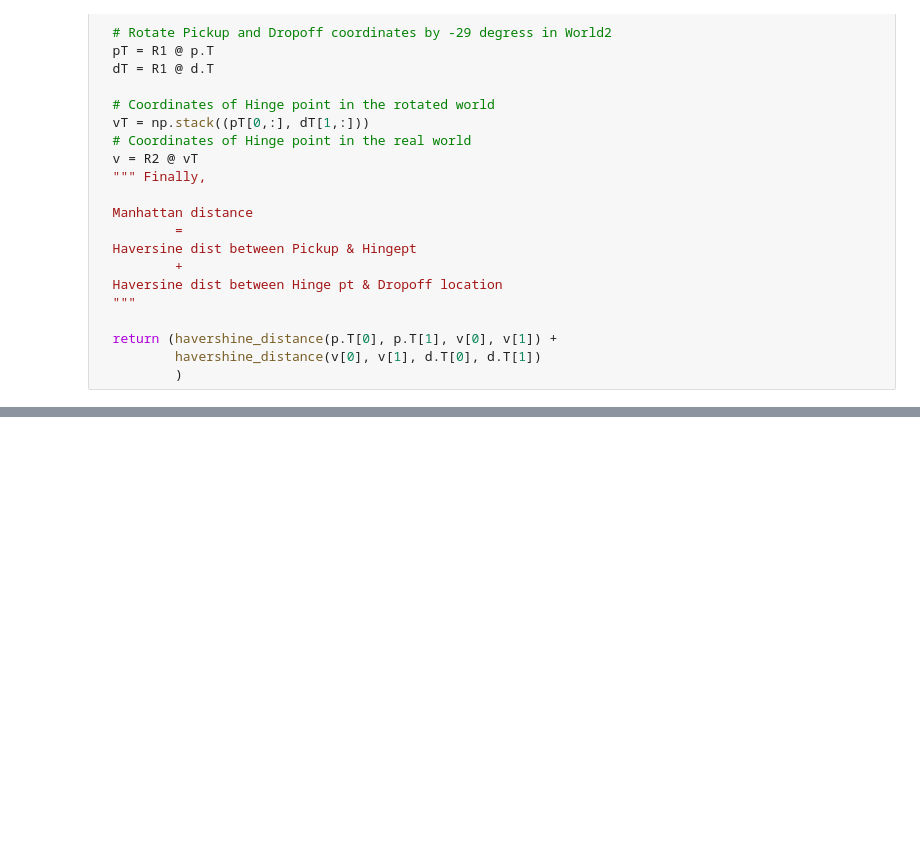
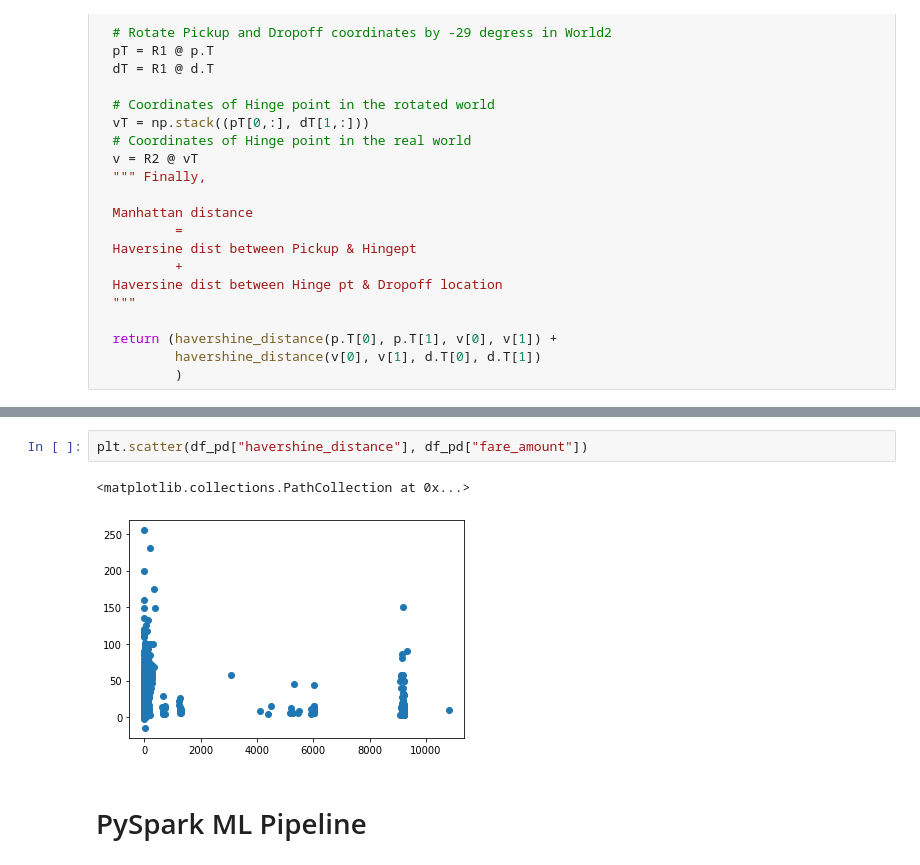
Before and after one commit to ibrahimba9/New_York_Taxi_Trips, a Jupyter notebook: NY_Taxi_Fare_Prediction_PySpark_Google_Colab_Notebook.ipynb, the cells around one changed output, grey strips where cells are left out. Saved outputs shown, nothing was run; the diff lists cells and outputs as text; blank space fills up the shorter version.

```diff
--- a/NY_Taxi_Fare_Prediction_PySpark_Google_Colab_Notebook.ipynb
+++ b/NY_Taxi_Fare_Prediction_PySpark_Google_Colab_Notebook.ipynb
@@ -406,0 +627,7 @@ df.createOrReplaceTempView('ny_taxi')
+# %%
+plt.scatter(df_pd["havershine_distance"], df_pd["fare_amount"])
+# %% [output]
+<matplotlib.collections.PathCollection at 0x...>
+[figure, added]
+# %% [markdown]
+# PySpark ML Pipeline
```
Also changed, not shown: parts of 40 cells of this notebook.
